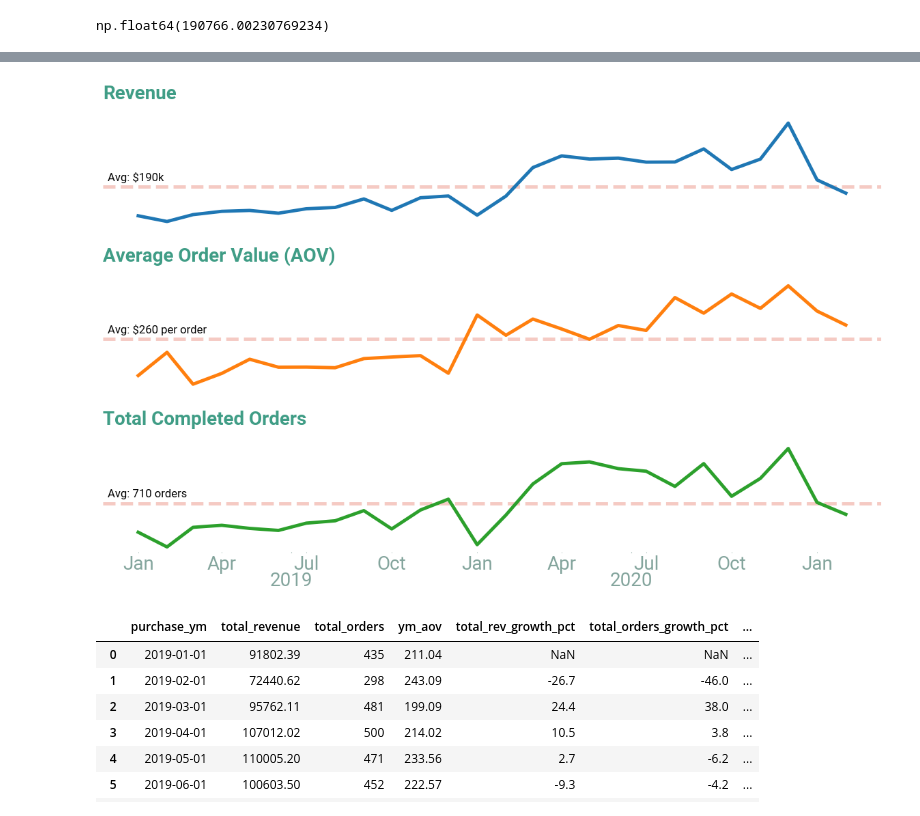
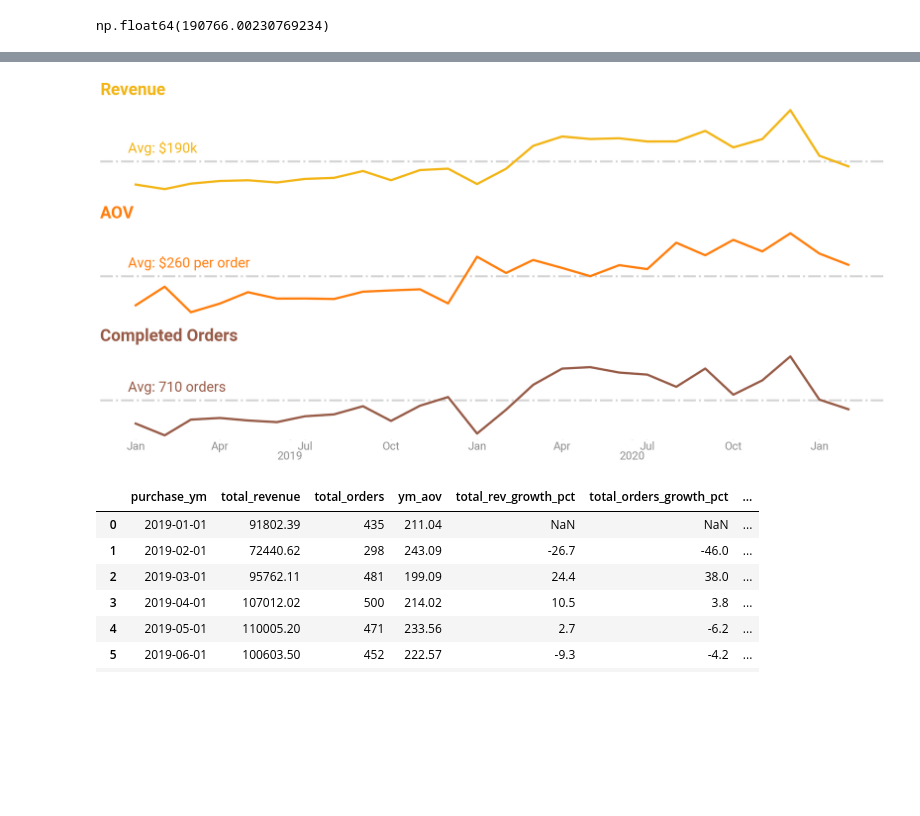
Before and after one commit to mjsluminarias/gamezone-ecommerce, a Jupyter notebook: code_queries/sales.ipynb, the cells around one changed output, grey strips where cells are left out. Saved outputs shown, nothing was run; the diff lists cells and outputs as text; code cells hidden in the pictures; blank space fills up the shorter version.

Commit message:
setting standard color pallete

```diff
--- a/code_queries/sales.ipynb
+++ b/code_queries/sales.ipynb
@@ -159,29 +162,28 @@ plt.show()
 # %%
 # Create 3 stacked subplots sharing the x-axis
-fig, ax = plt.subplots(nrows=3, ncols=1, sharex=True, figsize=(12, 8))
+fig, ax = plt.subplots(nrows=3, ncols=1, sharex=True, figsize=(20, 10))
 
 # Plot data on each axis
 # ax[0].axhline(y=rev_data_ym["total_revenue"].mean(), color='red', linestyle='--', linewidth=1)
 ax[0].plot(rev_data_ym["purchase_ym"], rev_data_ym["total_revenue"],
-    color='tab:blue', linewidth=3.5)
-
-ax[0].axhline(y=rev_data_ym["total_revenue"].mean(), color="#f5cac3",
-    linestyle='--', linewidth=3.5, zorder=0)
+    color= "#f3b617", linewidth=4)
+ax[0].axhline(y=rev_data_ym["total_revenue"].mean(), color="#D4D4D4",
+    linestyle='-.', linewidth=3.5, zorder=0)
 
 ax[0].set_title(
     "Revenue",
-    fontsize=20,
+    fontsize=30,
     fontweight="bold",
     loc="left",
-    color = "#409d86",
+    color = "#f3b617",
     pad=20
 )
 
 ax[0].annotate(f"Avg: ${int(round(rev_data_ym["total_revenue"].mean()/1000, -1))}k", xy=(0, rev_data_ym["total_revenue"].mean()),
     xycoords=("axes fraction", "data"),  # x: 0-1 across the axes, y: data value
-    xytext=(5, 4),                       # 5 pts right, 4 pts above the line
+    xytext=(50, 10),                       # 5 pts right, 4 pts above the line
     textcoords="offset points", ha="left", va="bottom",
-    fontsize=12,)
+    fontsize=25, color = "#f3b617")
 
 ax[0].set_ylabel('total_revenue')
 ax[0].spines["top"].set_visible(False)
@@ -194,9 +196,9 @@ ax[0].axes.get_yaxis().set_visible(False)
 
 
 # ax[1].axhline(y=rev_data_ym["ym_aov"].mean(), color='red', linestyle='--', linewidth=1)
-ax[1].plot(rev_data_ym["purchase_ym"], rev_data_ym["ym_aov"], color='tab:orange', linewidth=3.5)
-ax[1].axhline(y=rev_data_ym["ym_aov"].mean(), color="#f5cac3",
-    linestyle='--', linewidth=3.5, zorder=0)
+ax[1].plot(rev_data_ym["purchase_ym"], rev_data_ym["ym_aov"], color='tab:orange', linewidth=4)
+ax[1].axhline(y=rev_data_ym["ym_aov"].mean(), color="#D4D4D4",
+    linestyle='-.', linewidth=3.5, zorder=0)
 
 
 ax[1].set_ylabel('aov')
@@ -207,20 +209,20 @@ ax[1].spines["bottom"].set_visible(False)
 ax[1].axes.get_xaxis().set_visible(False)
 ax[1].axes.get_yaxis().set_visible(False)
 
-ax[1].set_title("Average Order Value (AOV)",
-    fontsize=20, fontweight="bold",
-    loc="left", color = "#409d86", pad=20)
+ax[1].set_title("AOV",
+    fontsize=30, fontweight="bold",
+    loc="left", color = "tab:orange", pad=20)
 
 ax[1].annotate(f"Avg: ${int(round(rev_data_ym["ym_aov"].mean(), -1))} per order", xy=(0, rev_data_ym["ym_aov"].mean()),
     xycoords=("axes fraction", "data"),  # x: 0-1 across the axes, y: data value
-    xytext=(5, 4),                       # 5 pts right, 4 pts above the line
+    xytext=(50, 10),                       # 5 pts right, 4 pts above the line
     textcoords="offset points", ha="left", va="bottom",
-    fontsize=12,)
+    fontsize=25, color = "tab:orange")
 
 
-ax[2].plot(rev_data_ym["purchase_ym"], rev_data_ym["total_orders"], color='tab:green', linewidth=3.5)
-ax[2].axhline(y=rev_data_ym["total_orders"].mean(), color="#f5cac3",
-    linestyle='--', linewidth=3.5, zorder=0)
+ax[2].plot(rev_data_ym["purchase_ym"], rev_data_ym["total_orders"], color="#985c48", linewidth=4)
+ax[2].axhline(y=rev_data_ym["total_orders"].mean(), color="#D4D4D4",
+    linestyle='-.', linewidth=3.5, zorder=0)
 
 ax[2].set_ylabel('total_orders')
 ax[2].spines["top"].set_visible(False)
@@ -231,50 +233,51 @@ ax[2].spines["bottom"].set_visible(False)
 ax[2].axes.get_yaxis().set_visible(False)
 
 ax[2].set_title(
-    "Total Completed Orders",
-    fontsize=20,
+    "Completed Orders",
+    fontsize=30,
     fontweight="bold",
     loc="left",
-    color = "#409d86",
+    color = "#985c48",
     pad=20
 )
 
 
 ax[2].annotate(f"Avg: {int(round(rev_data_ym["total_orders"].mean(), -1))} orders", xy=(0, rev_data_ym["total_orders"].mean()),
     xycoords=("axes fraction", "data"),  # x: 0-1 across the axes, y: data value
-    xytext=(5, 4),                       # 5 pts right, 4 pts above the line
+    xytext=(50, 10),                       # 5 pts right, 4 pts above the line
     textcoords="offset points", ha="left", va="bottom",
-    fontsize=12,)
+    fontsize=25,
+    color = "#985c48")
 
 # Set the x-label on the bottom plot only
 # ax[2].set_xlabel('X Axis')
 
 
 #####
 ax[2].xaxis.set_minor_locator(mdates.MonthLocator(bymonth=[1, 4, 7, 10]))
 ax[2].xaxis.set_minor_formatter(mdates.DateFormatter("%b"))
 
 # years (major ticks), placed mid-year so they don't collide with Jan/Jul
 ax[2].xaxis.set_major_locator(mdates.YearLocator(month=6, day=15))
 ax[2].xaxis.set_major_formatter(mdates.DateFormatter("%Y"))
 
 #params for years
 ax[2].tick_params(axis="x", which="major", pad=20, length=1,
-    colors= "#84a59d")
+    colors= "#908F8F")
 # params for months
 ax[2].tick_params(axis="x", which="minor", pad=3, length=1,
-    colors= "#84a59d")
+    colors= "#908F8F")
 
 
 
 fig.subplots_adjust(hspace=0)
 # Adjust layout to prevent clipping
 plt.tight_layout()
 
-plt.savefig("../figures/sales/sales.png", transparent=False, dpi=300)
+plt.savefig("../figures/sales/sales.png", transparent=True, dpi=300)
 plt.show()
 # %% [output]
-[figure, old version]
+[figure, new version]
 # %%
 rev_data_ym["total_rev_growth_pct"] = (100.0 * (rev_data_ym["total_revenue"] - rev_data_ym["total_revenue"].shift(1))/rev_data_ym["total_revenue"]).round(1)
 rev_data_ym["total_orders_growth_pct"] = (100.0 * (rev_data_ym["total_orders"] - rev_data_ym["total_orders"].shift(1))/rev_data_ym["total_orders"]).round(1)
```
Also changed, not shown: parts of 3 cells of this notebook, 2 other files.
